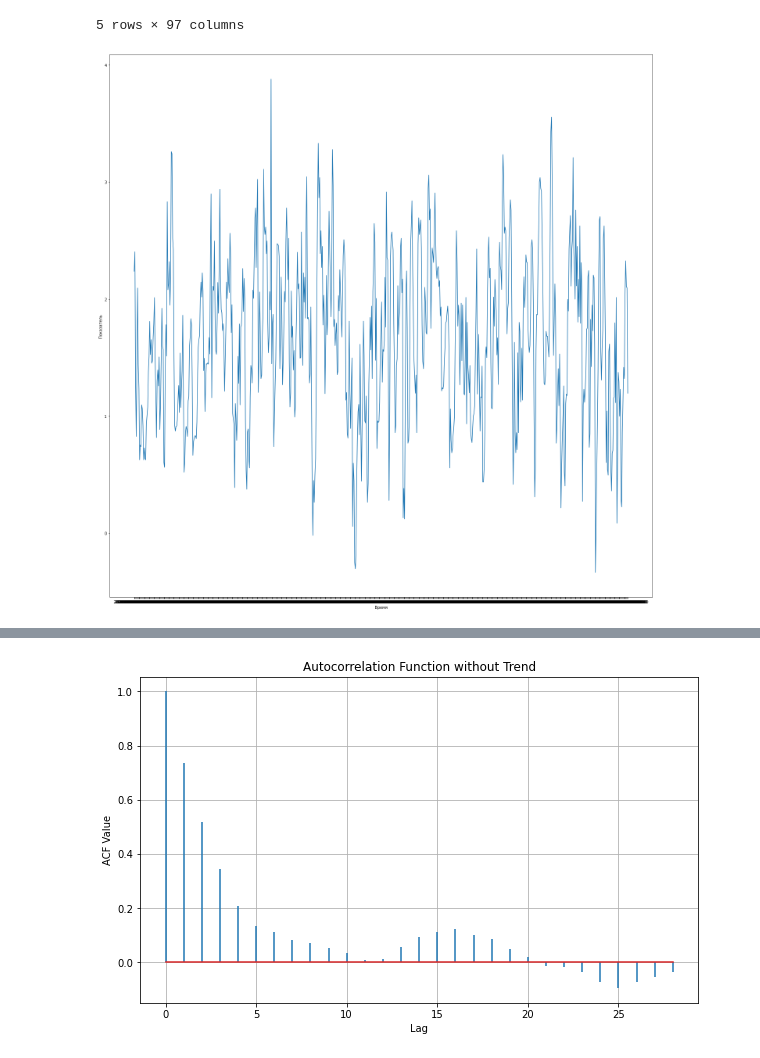
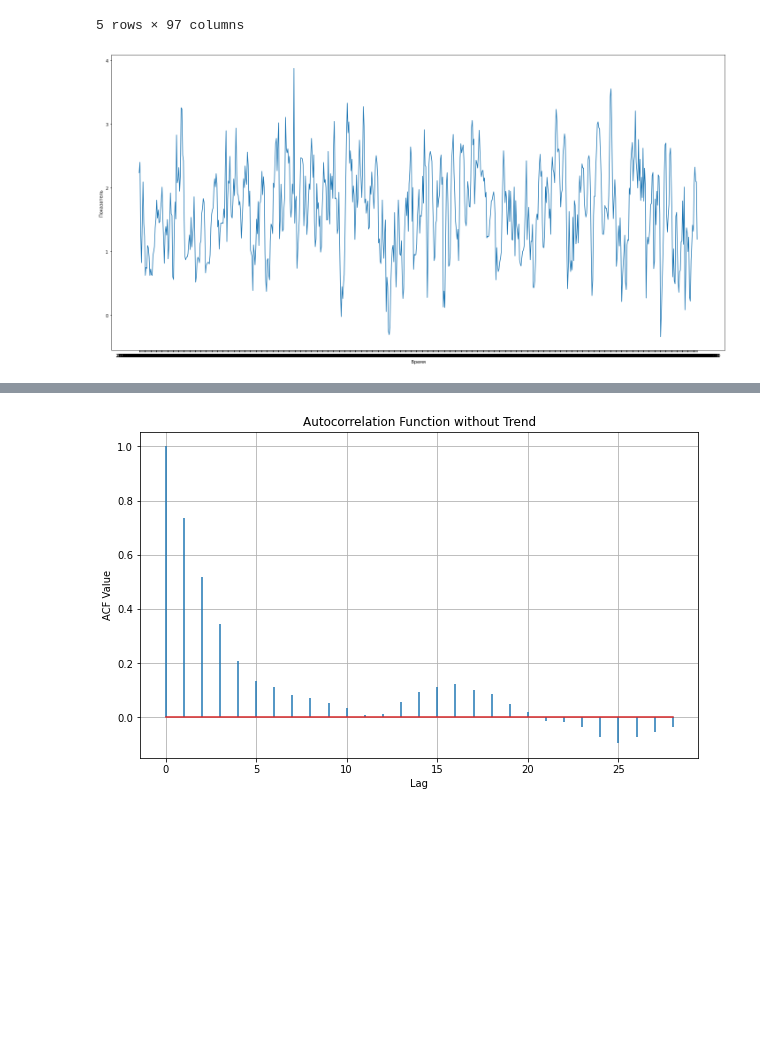
Before and after one commit to TimmmofeyD/EcologyHack, a Jupyter notebook: statmodel.ipynb, the cells around one changed output, grey strips where cells are left out. Cells and saved outputs as stored; diff of their text form; code cells hidden in the pictures; blank space fills up the shorter version.

```diff
--- a/statmodel.ipynb
+++ b/statmodel.ipynb
@@ -81,14 +81,14 @@ df.head()
 | 4 | 2023-04-29 15:00:00 | 1.271471 | 1.393595 | 1.694399 | 1.357042 | -0.473228 | 2.168626 | 2.243354 | 2.372575 | 3.330285 | ... | ... |
 5 rows × 97 columns
 # %%
-plt.figure(figsize=(20, 20))
+plt.figure(figsize=(20, 10))
 plt.plot(df['Time'], df['80381'])
 plt.xlabel('Время')
 plt.ylabel('Показатель')
 plt.tight_layout()
 plt.show()
 # %% [output]
-[figure, old version]
+[figure, new version]
 # %%
 result = adfuller(df["80381"])
 
```
Also changed, not shown: parts of 7 cells of this notebook.
